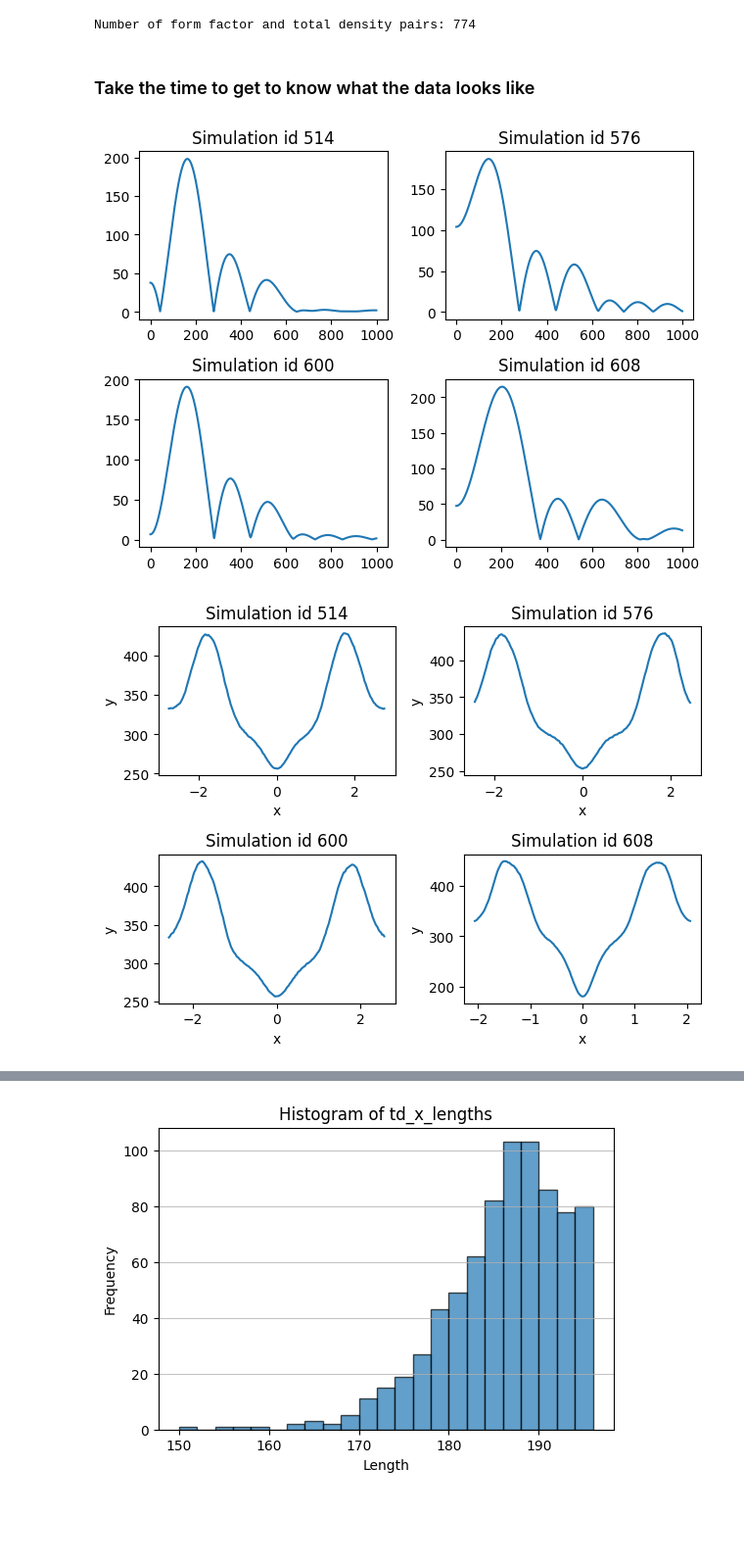
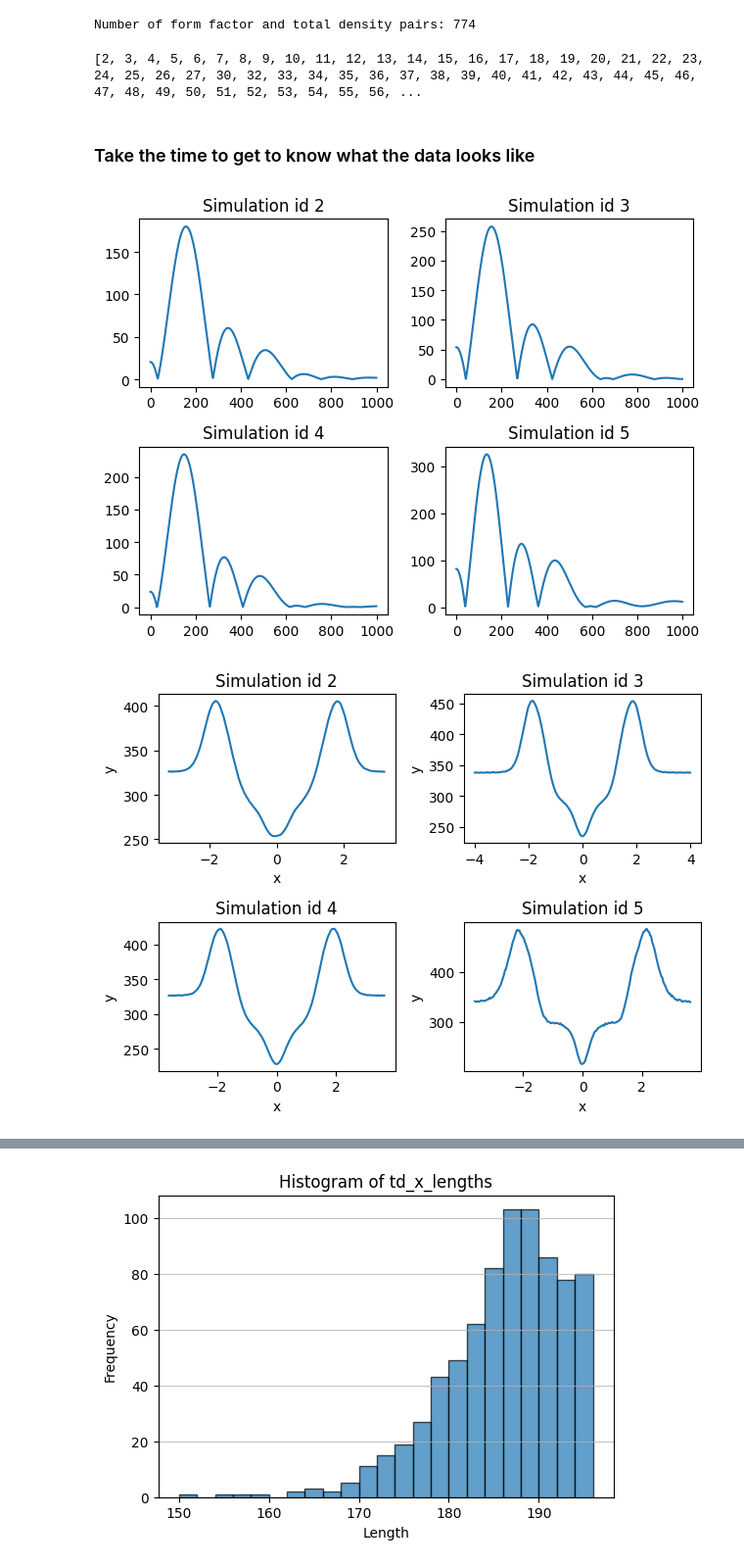
Before and after one commit to Simula-Consulting/NMRlipids, a Jupyter notebook: FormFactor_to_TotalDensity_model_training_walkthrough.ipynb, the cells around one changed output, grey strips where cells are left out. Shown at 98% size. Drawn from its saved outputs; the diff is of its cells as text; code cells hidden in the pictures; blank space fills up the shorter version.

```diff
--- a/FormFactor_to_TotalDensity_model_training_walkthrough.ipynb
+++ b/FormFactor_to_TotalDensity_model_training_walkthrough.ipynb
@@ -58,8 +58,6 @@ from databankLibrary import *
 from new_functions import *
 
 systems = initialize_databank(databankPath)
-system_ids = [system["ID"] for system in systems] # Get system ids
-systems = [system for system_id, system in sorted(zip(system_ids, systems))] # Sort the systems list
 # %% [output]
 Databank initialized from the folder: /Users/even/NMRlipids/Databank/Data/Simulations
 # %%
@@ -76,4 +78,5 @@ Number of systems with PBC warnings: 15
 # %%
+system_ids = []
 all_ff = []
 all_td_x = []
 all_td_y = []
@@ -81,7 +84,7 @@ td_x_lengths = []
 td_y_lengths = []
 
 # Complete data should have form factors of length 1000
-required_form_factor_length = 1000
+required_form_factor_dimension = 1000
 
 # Load form factors and total densities
 for system in systems:
@@ -93,61 +96,67 @@ for system in systems:
     if (
         isinstance(FFsim, list)
         and isinstance(TDsim, list)
-        and len(FFsim) == required_form_factor_length
+        and len(FFsim) == required_form_factor_dimension
     ):
+        system_ids.append(system["ID"]) # Add system ID to the list
+
         ff = np.array([elem[1] for elem in FFsim])
-        all_ff.append(ff)
+        all_ff.append(ff) # Add form factor to the list
 
         td_x = np.array([elem[0] for elem in TDsim])
         td_y = np.array([elem[1] for elem in TDsim])
-        all_td_x.append(td_x)
-        all_td_y.append(td_y)
+        all_td_x.append(td_x) # Add total density x values to the list
+        all_td_y.append(td_y) # Add total density y values to the list
         td_x_lengths.append(len(td_x))
         td_y_lengths.append(len(td_y))
 
-assert len(all_ff) == len(all_td_x) == len(all_td_y) # Be sure that there are as many form factors as total densitiess
+del systems
+assert len(system_ids) == len(all_ff) == len(all_td_x) == len(all_td_y) # Be sure that there are as many form factors as total densitiess
 assert td_x_lengths == td_y_lengths # Be sure that dimensions of x and y values match for every simulation
 N_experiments = len(all_ff)
 print("Number of form factor and total density pairs:", N_experiments)
 # %% [output]
 Number of form factor and total density pairs: 774
+# %%
+# Sort all lists by system id
+system_ids, all_ff, all_td_x, all_td_y, td_x_lengths, td_y_lengths = [list(elem) for elem in zip(*sorted(zip(system_ids, all_ff, all_td_x, all_td_y, td_x_lengths, td_y_lengths)))]
+print(system_ids)
+# %% [output]
+[2, 3, 4, 5, 6, 7, 8, 9, 10, 11, 12, 13, 14, 15, 16, 17, 18, 19, 20, 21, 22, 23, 24, 25, 26, 27, 30, 32, 33, 34, 35, 36, 37, 38, 39, 40, 41, 42, 43, 44, 45, 46, 47, 48, 49, 50, 51, 52, 53, 54, 55, 56, ...
 # %% [markdown]
 ### Take the time to get to know what the data looks like
 # %%
 # Visualize form factors and total density profiles
 # Rerun this block to cycle through different simulations
-#start_id = 76  # Or use this line to see specific simulations
+# start_of_plotting = 0  # Or use this line to reset the plot couinter
 
-if 'start_id' not in globals():
-    start_id = 0
+if 'start_of_plotting' not in globals():
+    start_of_plotting = 0
 
 # # Plot four density profiles
 ff_fig, ff_axs = plt.subplots(nrows=2, ncols=2)
-#plt.suptitle("Form factors of simulations " + str(start_id) + " to " + str(start_id+3))
+#plt.suptitle("Form factors of simulations " + str(start_of_plotting) + " to " + str(start_of_plotting+3))
 ff_axs = ff_axs.flatten()
 
 td_fig, td_axs = plt.subplots(nrows=2, ncols=2)
-#plt.suptitle("Density profiles of simulations " + str(start_id) + " to " + str(start_id+3))
+#plt.suptitle("Density profiles of simulations " + str(start_of_plotting) + " to " + str(start_of_plotting+3))
 td_axs = td_axs.flatten()
 
-simulation_counter = 0
 plot_index = 0
-for x_vector, y_vector, ff_vector in zip(all_td_x, all_td_y, all_ff):
-    if simulation_counter >= start_id:
+for plot_counter, (system_id, x_vector, y_vector, ff_vector) in enumerate(zip(system_ids, all_td_x, all_td_y, all_ff)):
+    if plot_counter >= start_of_plotting:
         ff_axs[plot_index].plot(ff_vector)
-        ff_axs[plot_index].set_title("Simulation id " + str(system_ids[simulation_counter]))
+        ff_axs[plot_index].set_title("Simulation id " + str(system_id))
         td_axs[plot_index].plot(x_vector, y_vector)
         td_axs[plot_index].set_xlabel("x")
         td_axs[plot_index].set_ylabel("y")
-        td_axs[plot_index].set_title("Simulation id " + str(system_ids[simulation_counter]))
+        td_axs[plot_index].set_title("Simulation id " + str(system_id))
         plot_index += 1
         if plot_index >= 4:
-            start_id = simulation_counter + 1
+            start_of_plotting = plot_counter + 1
             break
-    simulation_counter += 1
-    simulation_counter = 0 if simulation_counter >= N_experiments else simulation_counter
 ff_fig.tight_layout()
 td_fig.tight_layout()
 # %% [output]
-[figure, old version]
+[figure, new version]
-[figure, old version]
+[figure, new version]
```
Also changed, not shown: parts of 30 cells of this notebook, 1 other file.
